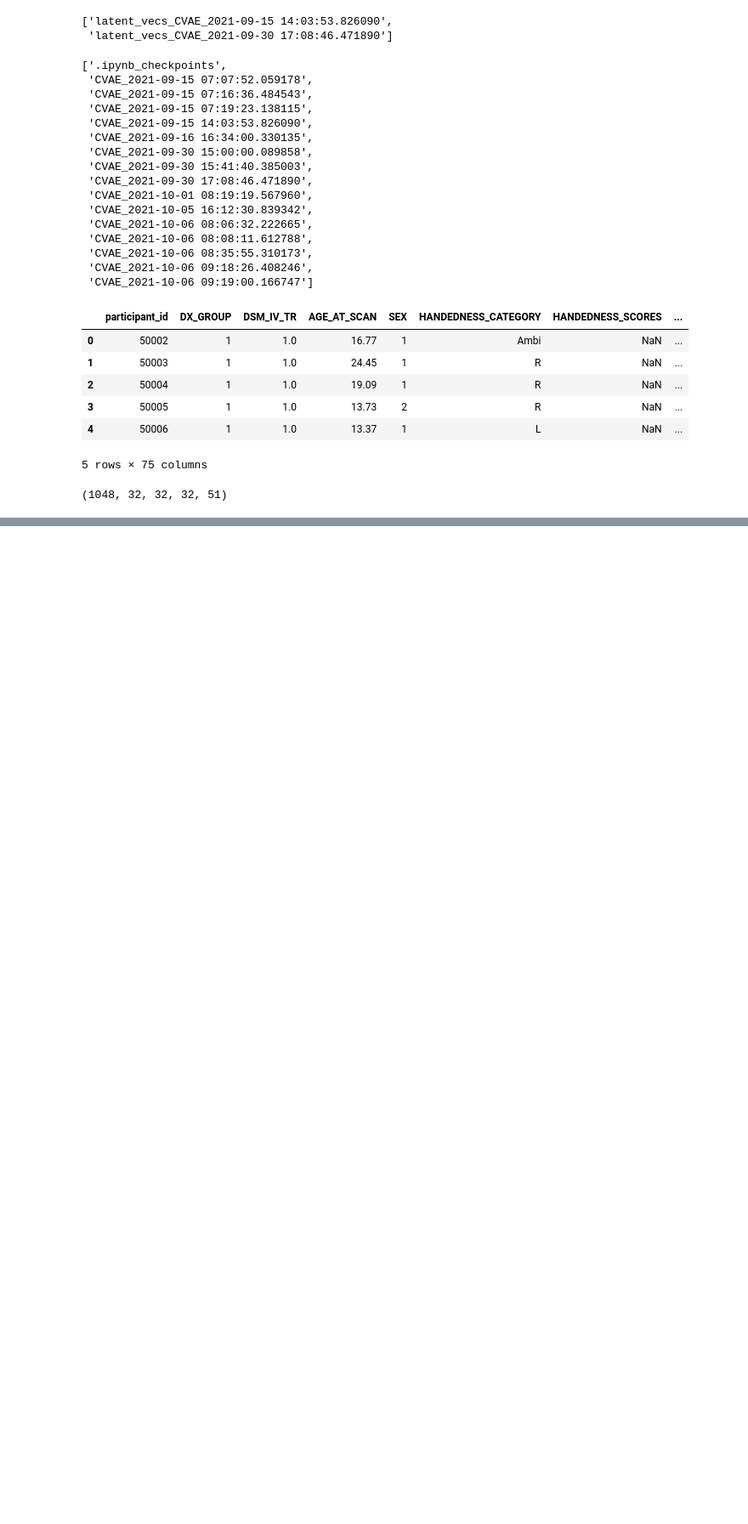
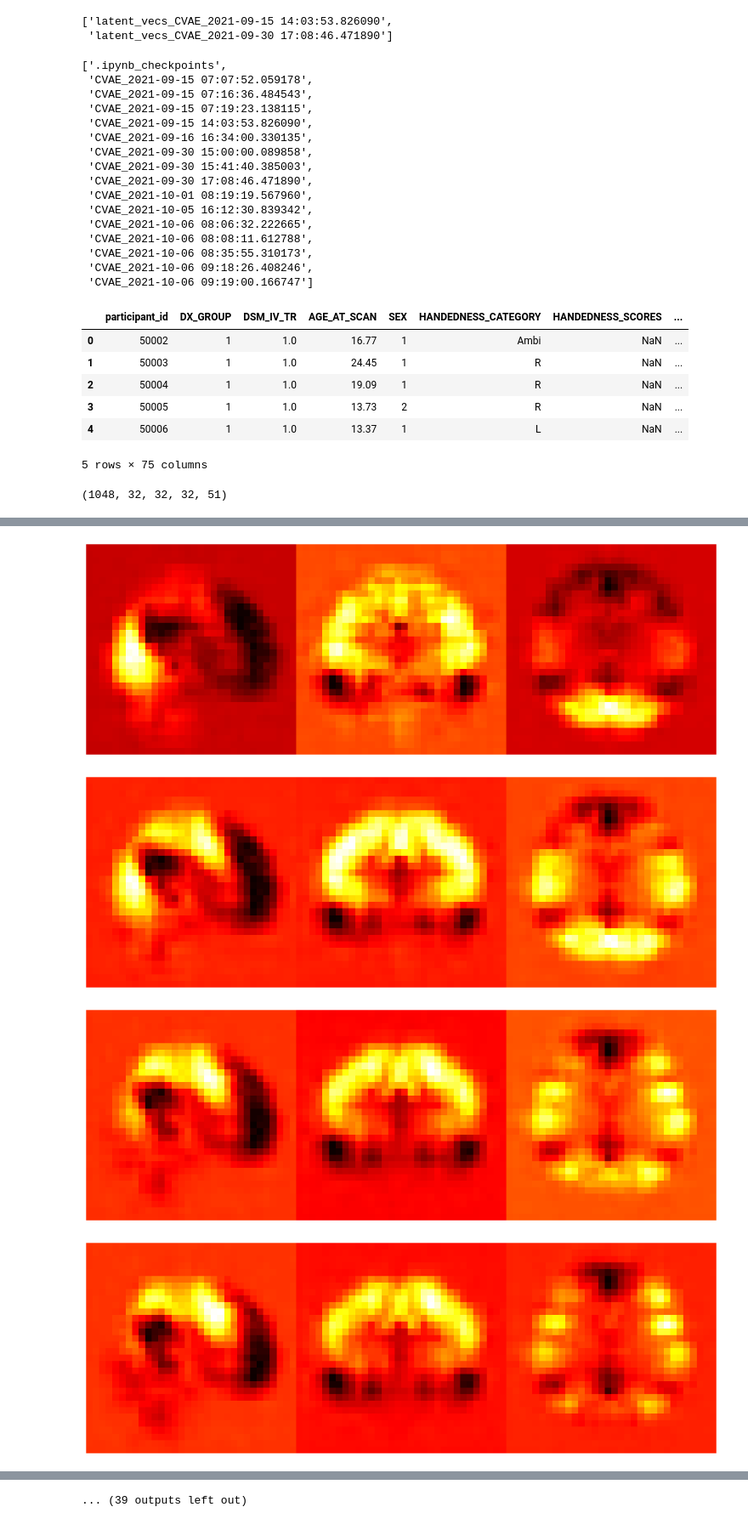
Before and after one commit to Aglinskas/BC-fMRI-AE, a Jupyter notebook: Notebooks/03-sample-reconstructions.ipynb, the cells around one changed output, grey strips where cells are left out. Shown at 85% size. Saved outputs shown, nothing was run; the diff lists cells and outputs as text; code cells hidden in the pictures; blank space fills up the shorter version.

```diff
--- a/Notebooks/03-sample-reconstructions.ipynb
+++ b/Notebooks/03-sample-reconstructions.ipynb
@@ -112,0 +126,5 @@ asd_out, td_out = cvae.predict([data_batch,data_batch])
+# %%
+import ants
+temp = ants.image_read('../Assets/fc_maps_32smooth/sub-Caltech0051456.nii')
+# %%
+im = temp.new_image_like(predictions.mean(axis=0))
@@ -112,0 +163,8 @@ asd_out, td_out = cvae.predict([data_batch,data_batch])
+# %%
+for i in range(51):
+    ants.slice_image(im,axis=3,idx=i).plot_ortho(cmap='hot',flat=True,xyz_lines=False,orient_labels=False,figsize=2.0)
+# %% [output]
+[figure, added]
+[figure, added]
+[figure, added]
+[figure, added]
@@ -112,0 +179 @@ asd_out, td_out = cvae.predict([data_batch,data_batch])
+... (39 outputs left out)
```
Also changed, not shown: parts of 10 cells of this notebook, 1 other file.
